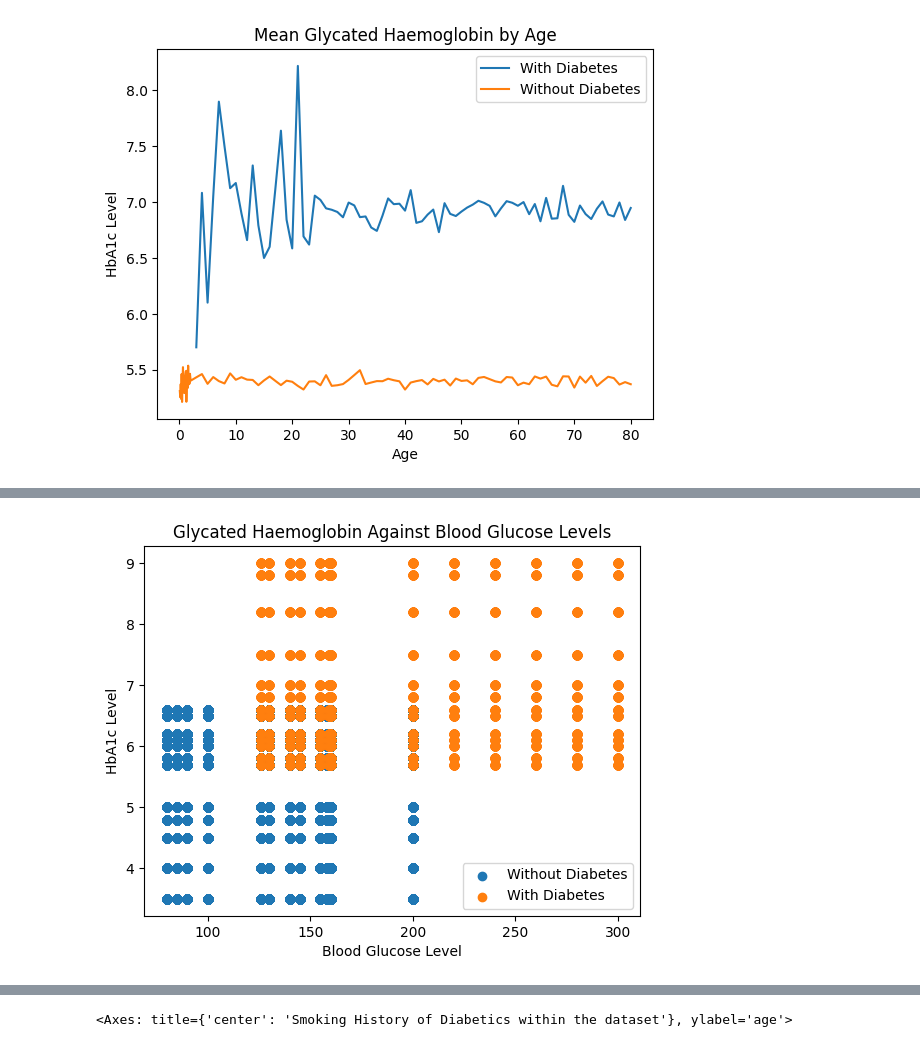
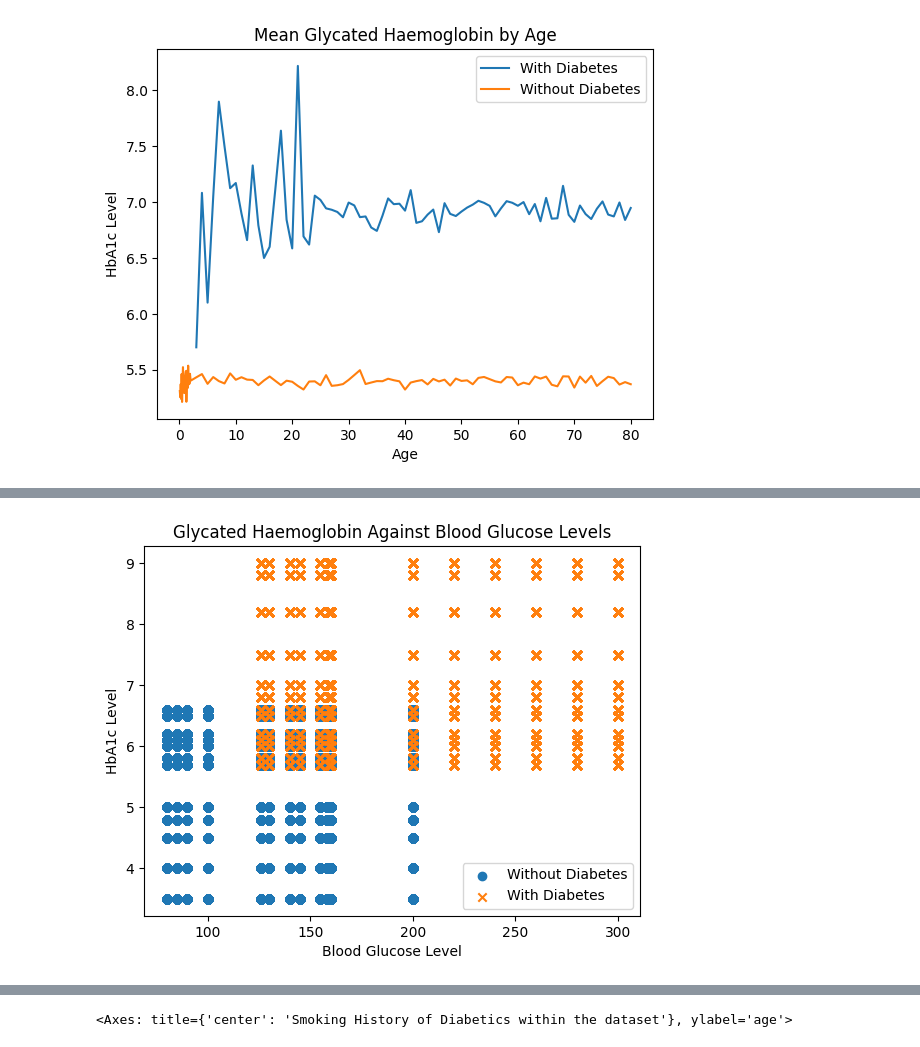
Before and after one commit to 40339093/22WSD574_ML_Coursework2, a Jupyter notebook: Coursework2.ipynb, the cells around one changed output, grey strips where cells are left out. Saved outputs shown, nothing was run; the diff lists cells and outputs as text; code cells hidden in the pictures.

```diff
--- a/Coursework2.ipynb
+++ b/Coursework2.ipynb
@@ -243,10 +256,10 @@ plt.show()
 # %%
 plt.scatter(no_diabetes_split["blood_glucose_level"], no_diabetes_split["HbA1c_level"], label="Without Diabetes")
-plt.scatter(diabetes_split["blood_glucose_level"], diabetes_split["HbA1c_level"], label="With Diabetes")
+plt.scatter(diabetes_split["blood_glucose_level"], diabetes_split["HbA1c_level"], label="With Diabetes", marker="x")
 plt.title("Glycated Haemoglobin Against Blood Glucose Levels")
 plt.xlabel("Blood Glucose Level")
 plt.ylabel("HbA1c Level")
 plt.legend()
 plt.show()
 # %% [output]
-[figure, old version]
+[figure, new version]
```
Also changed, not shown: parts of 26 cells of this notebook.
